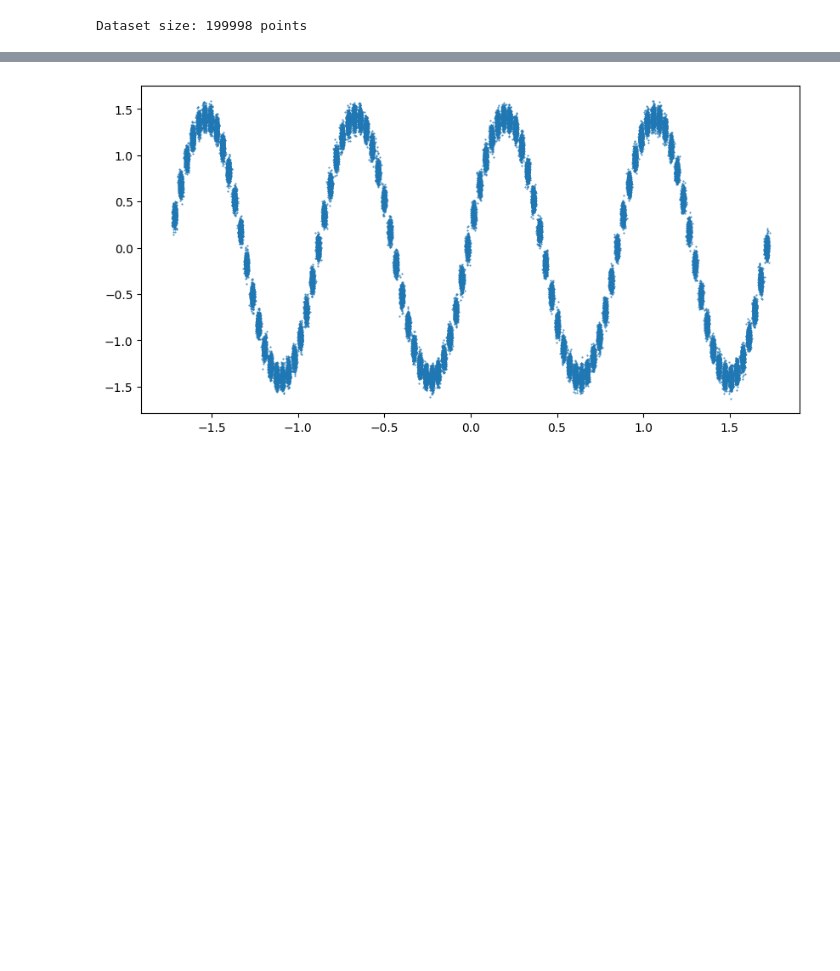
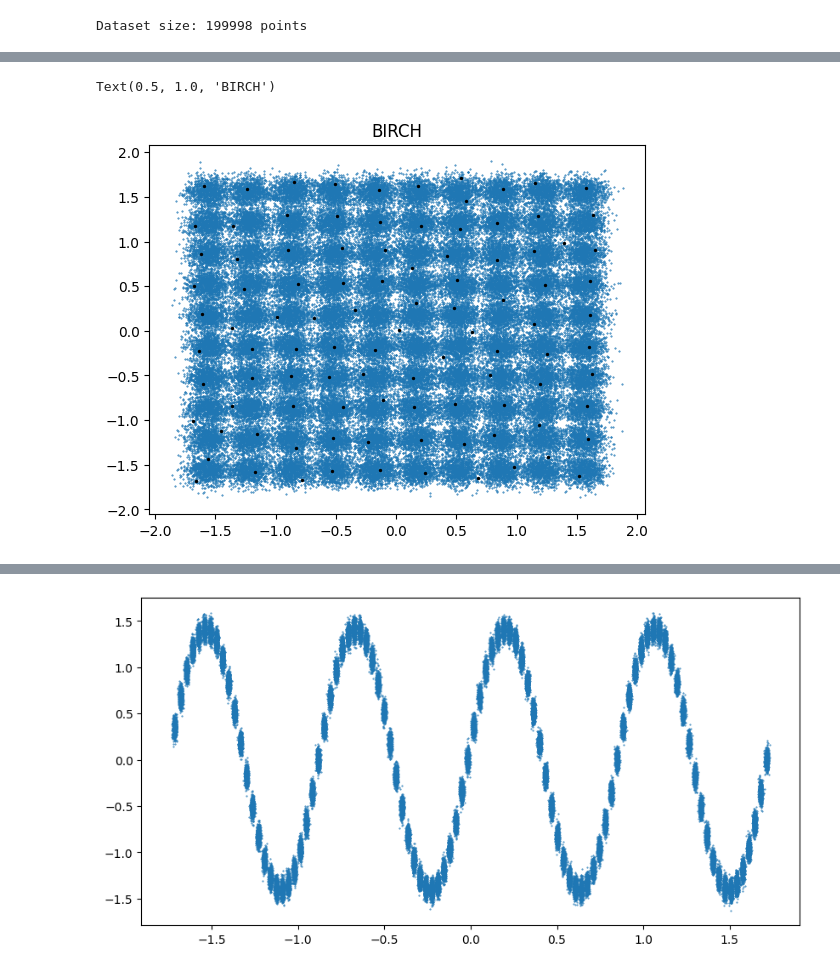
Before and after one commit to vdestasio/Birch-algorithm, a Jupyter notebook: Birch.ipynb, the cells around one changed output, grey strips where cells are left out. Drawn from its saved outputs; the diff is of its cells as text; code cells hidden in the pictures; blank space fills up the shorter version.

```diff
--- a/Birch.ipynb
+++ b/Birch.ipynb
@@ -339,0 +649,8 @@ plt.title("BIRCH")
+# %%
+plt.scatter(data[:, 0], data[:, 1], s = 0.2)
+fitted_birch.cluster_centroids
+plt.scatter(fitted_birch.cluster_centroids[:, 0], fitted_birch.cluster_centroids[:, 1], c='black', s = 2)
+plt.title("BIRCH")
+# %% [output]
+Text(0.5, 1.0, 'BIRCH')
+[figure, added]
```
Also changed, not shown: parts of 6 cells of this notebook, 6 other files.
